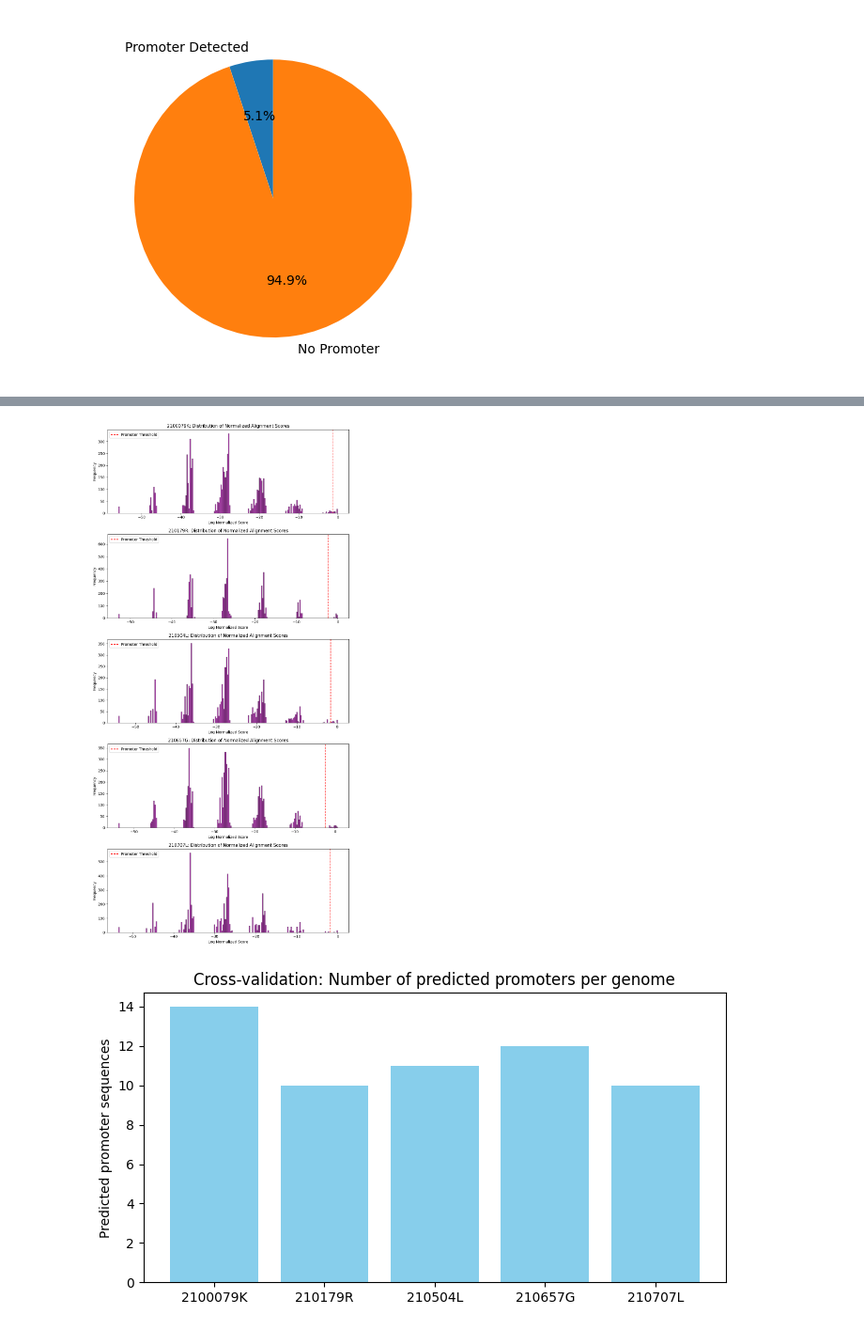
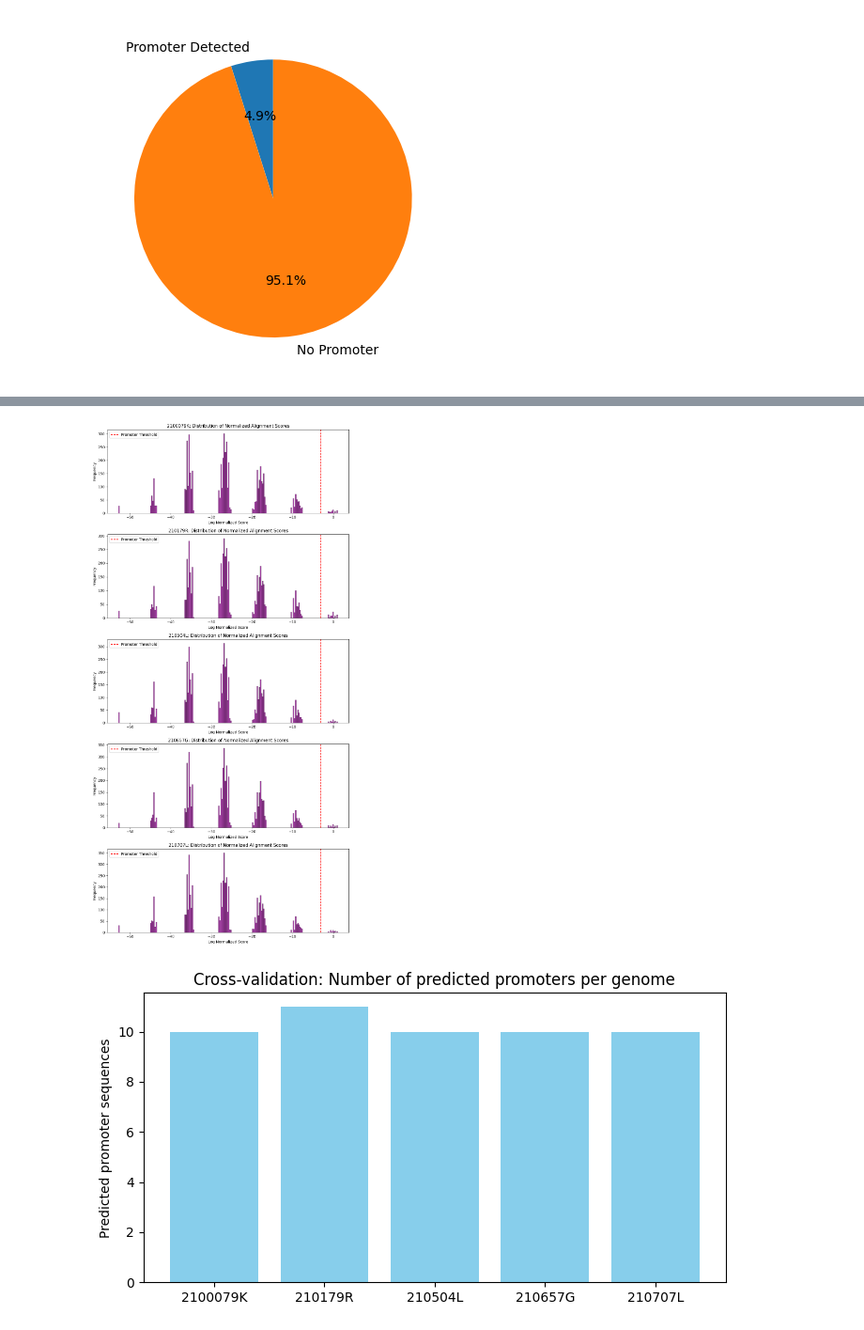
Before and after one commit to isiri01/Genomic-Signal-Processing, a Jupyter notebook: statistical_alignment.ipynb, the cells around one changed output, grey strips where cells are left out. Shown at 94% size. Cells and saved outputs as stored; diff of their text form; code cells hidden in the pictures.

Commit message:
use ppm calculated in q1 to do the cross validation

```diff
--- a/statistical_alignment.ipynb
+++ b/statistical_alignment.ipynb
@@ -235,10 +235,8 @@ plt.show()
 # %% [output]
 [figure]
 # %%
-def cross_validation(genome_files, gff_files, ids):
+def cross_validation(genome_files, gff_files, ids,ppm,consensus_score ):
     promoter_counts = []
-    consensus_scores = []
-    all_ppms = []  # store PPMs for logos
     all_scores_list = []  # store all_scores per genome for combined histogram
 
     for gen_file, gff_file, id in zip(genome_files, gff_files, ids):
@@ -255,14 +253,6 @@ def cross_validation(genome_files, gff_files, ids):
         # Extract promoter sequences
         promoter_seqs, _ = extracting_bases(genome_seq, gff_df)
         promoter_counts.append(len(promoter_seqs))
-        print(f"for {id} Promoter-like sequences found: {len(promoter_seqs)}")
-
-        # Create PPM, consensus motif, and score
-        ppm, consensus, consensus_score = create_ppm(promoter_seqs)
-        consensus_scores.append(consensus_score)
-        all_ppms.append((id, ppm))
-        print(f"{id} : Consensus motif: {consensus}")
-        print(f"{id} : Consensus score: {consensus_score:.4e}")
 
         # Extract upstream sequences for statistical alignment
         _, upstream_seqs_final = extracting_bases(genome_seq, gff_df)
@@ -277,7 +267,7 @@ def cross_validation(genome_files, gff_files, ids):
     if len(ids) == 1:
         axes = [axes]  # ensure iterable
 
-    for ax, (id, all_scores, consensus_score) in zip(axes, all_scores_list):
+    for ax, (id, all_scores,consensus_score) in zip(axes, all_scores_list):
         sns.histplot(all_scores, bins=200, kde=False, ax=ax, color='purple')
         ax.axvline(consensus_score, color='r', linestyle='--', label='Promoter Threshold')
         ax.set_xlabel('Log Normalized Score')
@@ -296,28 +286,6 @@ def cross_validation(genome_files, gff_files, ids):
     plt.ylabel("Predicted promoter sequences")
     plt.title("Cross-validation: Number of predicted promoters per genome")
     plt.show()
-
-    # 2. Consensus scores per genome
-    plt.figure(figsize=(8,4))
-    plt.bar(ids, consensus_scores, color='salmon')
-    plt.ylabel("Consensus motif score")
-    plt.title("Consensus motif scores per genome")
-    plt.show()
-
-    # 3. Sequence logos
-    fig, axes = plt.subplots(len(ids), 1, figsize=(10, len(ids)*3))
-    if len(ids) == 1:
-        axes = [axes]  # make iterable for single genome
-
-    for ax, (id, ppm) in zip(axes, all_ppms):
-        df = pd.DataFrame(ppm, columns=['A','C','G','T'])
-        logomaker.Logo(df, ax=ax, color_scheme='classic')
-        ax.set_title(f"{id}: Consensus motif (Score={consensus_scores[ids.index(id)]:.2e})")
-        ax.set_xlabel('Position')
-        ax.set_ylabel('Probability')
-
-    plt.tight_layout()
-    plt.show()
 # %%
 #cross validation
 genome_files = ['NCBI_Data/210079K_GCA_001457635.1/ncbi_dataset/data/GCA_001457635.1/GCA_001457635.1_NCTC7465_genomic.fna',
@@ -334,7 +302,7 @@ gff_files = ['NCBI_Data/210079K_GCA_001457635.1/ncbi_dataset/data/GCA_001457635.
 
 ids = ['2100079K','210179R','210504L','210657G','210707L']
 
-cross_validation(genome_files,gff_files,ids)
+cross_validation(genome_files,gff_files,ids, ppm,consensus_score)
 # %% [output]
 Cross Validations for 2100079K
 for 2100079K Total annotated entries: 4354
@@ -356,2 +317,2 @@ for 210707L Promoter-like sequences found: 10
-[figure, old version]
+[figure, new version]
-[figure, old version]
+[figure, new version]
```
Also changed, not shown: parts of 6 cells of this notebook.
